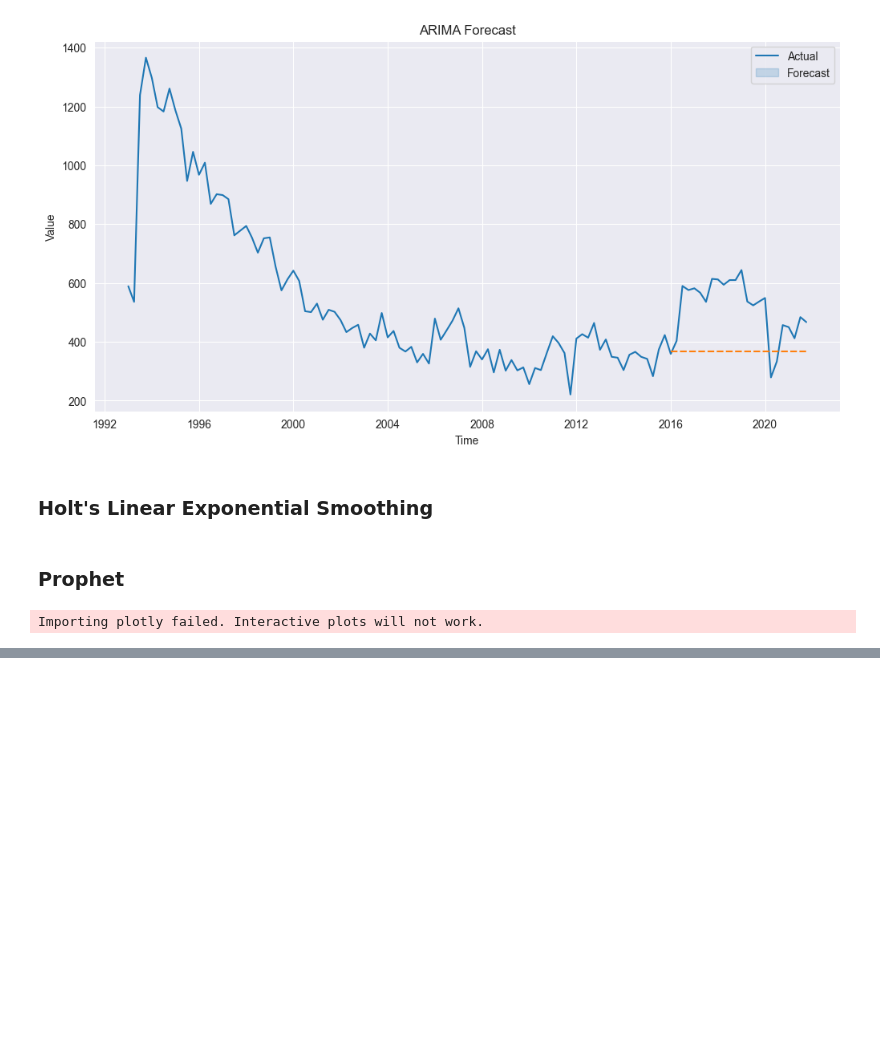
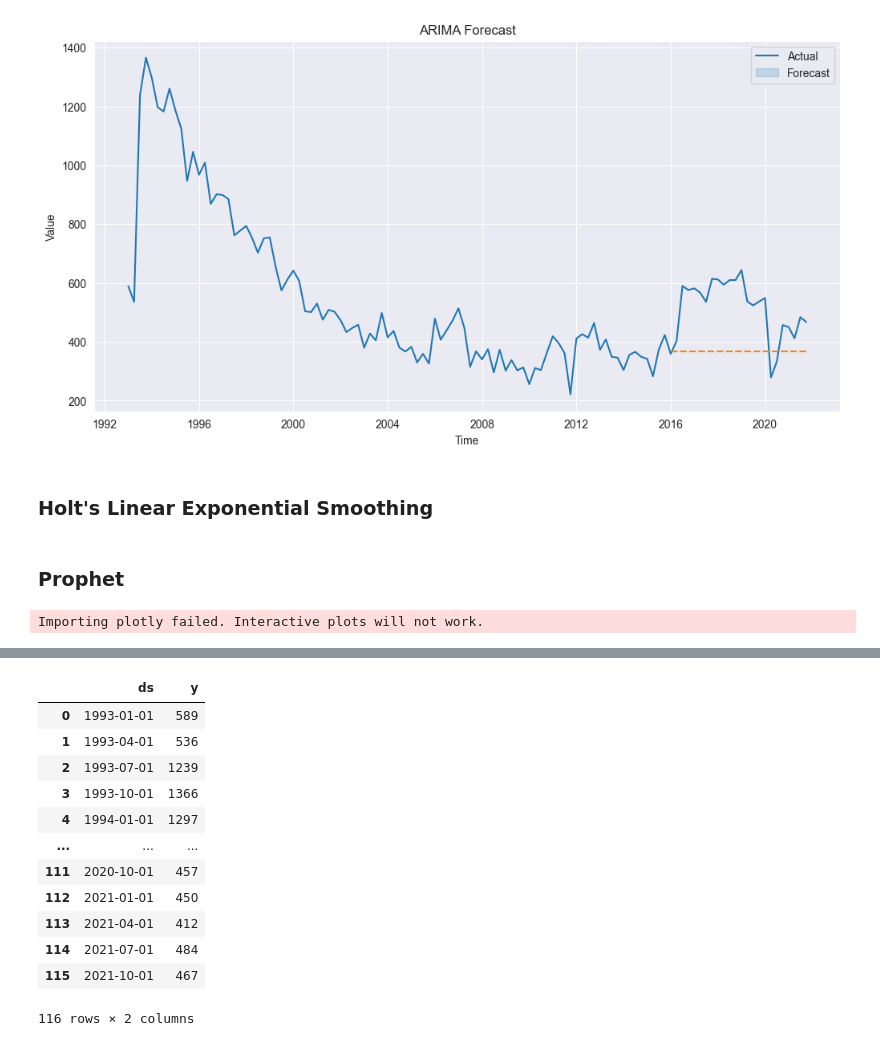
Before and after one commit to MarcusO17/NCVS2022Analysis, a Jupyter notebook: TimeSeriesAnalysis.ipynb, the cells around one changed output, grey strips where cells are left out. Saved outputs shown, nothing was run; the diff lists cells and outputs as text; code cells hidden in the pictures; blank space fills up the shorter version.

```diff
--- a/TimeSeriesAnalysis.ipynb
+++ b/TimeSeriesAnalysis.ipynb
@@ -302,2 +318,21 @@ Importing plotly failed. Interactive plots will not work.
+# %%
+prop_df = pd.DataFrame(columns=['ds','y'])
+prop_df['ds'] = time_df.index
+prop_df['y'] = time_df['count'].tolist()
+prop_df
+# %% [output]
+|  | ds | y |
+| 0 | 1993-01-01 | 589 |
+| 1 | 1993-04-01 | 536 |
+| 2 | 1993-07-01 | 1239 |
+| 3 | 1993-10-01 | 1366 |
+| 4 | 1994-01-01 | 1297 |
+| ... | ... | ... |
+| 111 | 2020-10-01 | 457 |
+| 112 | 2021-01-01 | 450 |
+| 113 | 2021-04-01 | 412 |
+| 114 | 2021-07-01 | 484 |
+| 115 | 2021-10-01 | 467 |
+116 rows × 2 columns
 # %%
 m = Prophet()
```
Also changed, not shown: parts of 2 cells of this notebook.
